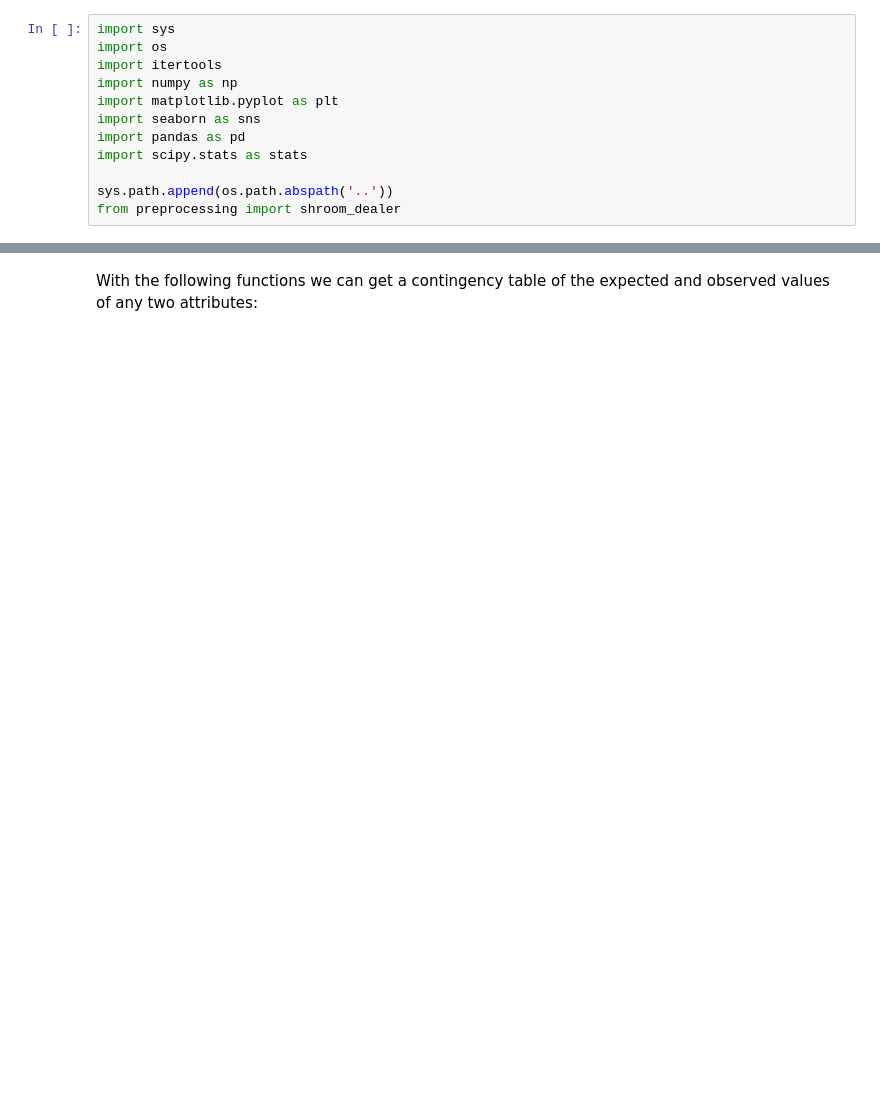
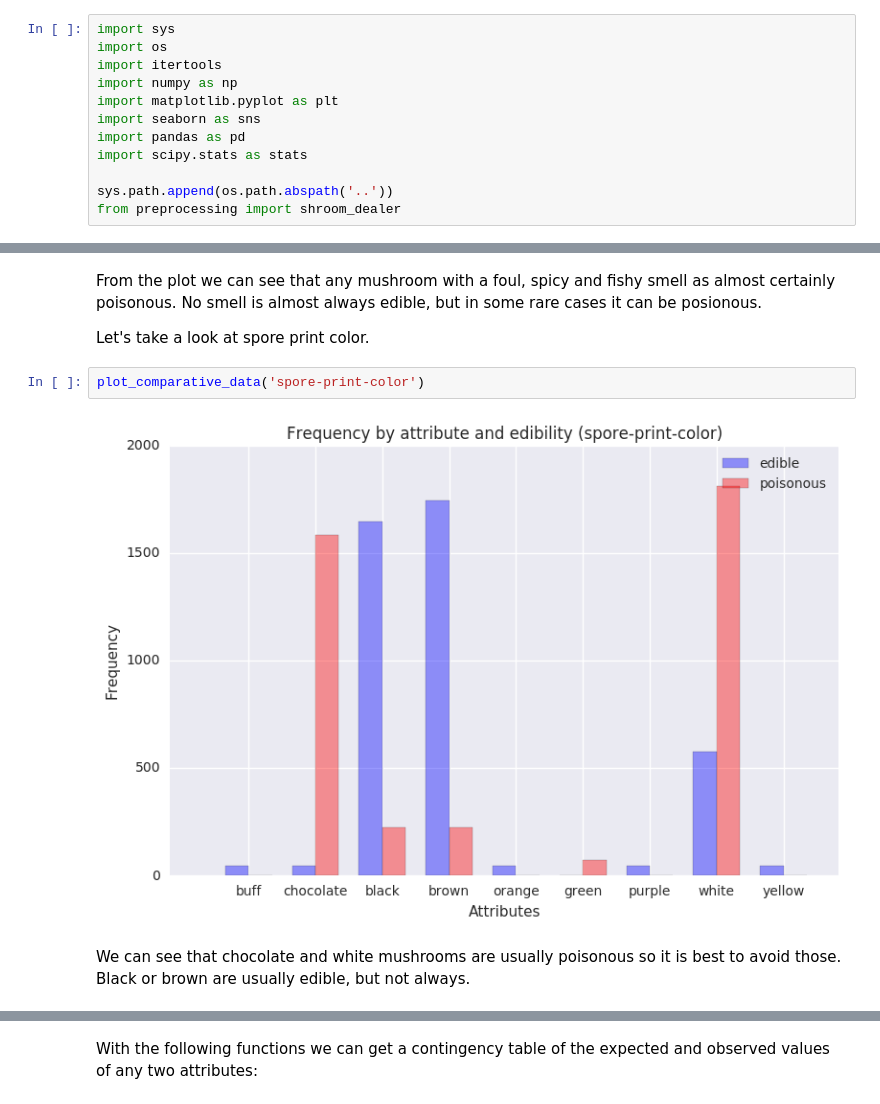
Before and after one commit to LukeWood/Mushroom-Classification, a Jupyter notebook: justin-notebook.ipynb, the cells around one changed output, grey strips where cells are left out. Saved outputs shown, nothing was run; the diff lists cells and outputs as text; blank space fills up the shorter version.

```diff
--- a/justin-notebook.ipynb
+++ b/justin-notebook.ipynb
@@ -13 +76,11 @@ from preprocessing import shroom_dealer
+# %% [markdown]
+From the plot we can see that any mushroom with a foul, spicy and fishy smell as almost certainly poisonous. No smell is almost always edible, but in some rare cases it can be posionous.
+
+Let's take a look at spore print color.
+# %%
+plot_comparative_data('spore-print-color')
+# %% [output]
+[figure, added]
+# %% [markdown]
+We can see that chocolate and white mushrooms are usually poisonous so it is best to avoid those. Black or brown are usually edible, but not always.
 # %% [markdown]
```
Also changed, not shown: parts of 8 cells of this notebook.
